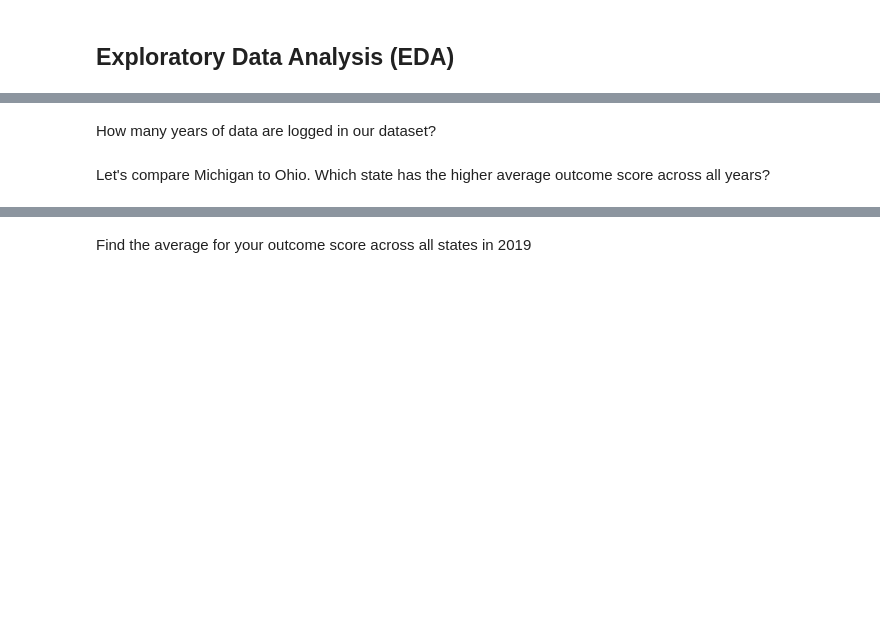
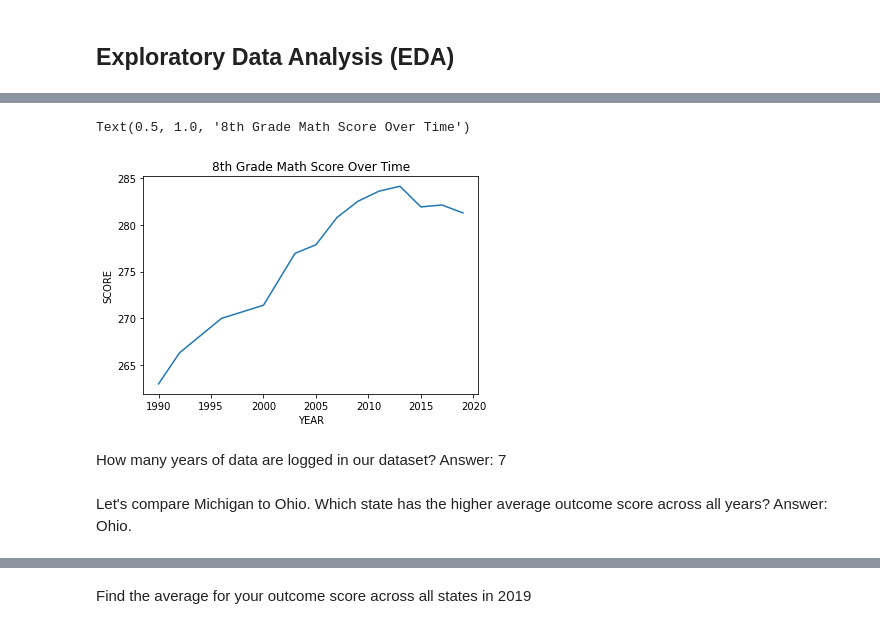
Before and after one commit to yunyangMA/checkpoint-0-and-1-yunyang, a Jupyter notebook: Dict/“checkpoint1_ipynb”yunyang.ipynb, the cells around one changed output, grey strips where cells are left out. Saved outputs shown, nothing was run; the diff lists cells and outputs as text; code cells hidden in the pictures; blank space fills up the shorter version.

```diff
--- a/Dict/“checkpoint1_ipynb”yunyang.ipynb
+++ b/Dict/“checkpoint1_ipynb”yunyang.ipynb
@@ -47,4 +74,11 @@ Chosen Outcome Variable for Test: *ENTER YOUR CHOICE HERE*
+# %%
+df_states_edu.groupby('YEAR')["AVG_MATH_8_SCORE"].mean().plot()
+plt.ylabel('SCORE')
+plt.title('8th Grade Math Score Over Time')
+# %% [output]
+Text(0.5, 1.0, '8th Grade Math Score Over Time')
+[figure, added]
 # %% [markdown]
-How many years of data are logged in our dataset?
+How many years of data are logged in our dataset? Answer: 7
 # %% [markdown]
-Let's compare Michigan to Ohio. Which state has the higher average outcome score across all years?
+Let's compare Michigan to Ohio. Which state has the higher average outcome score across all years? Answer: Ohio.
```
Also changed, not shown: parts of 7 cells of this notebook.
